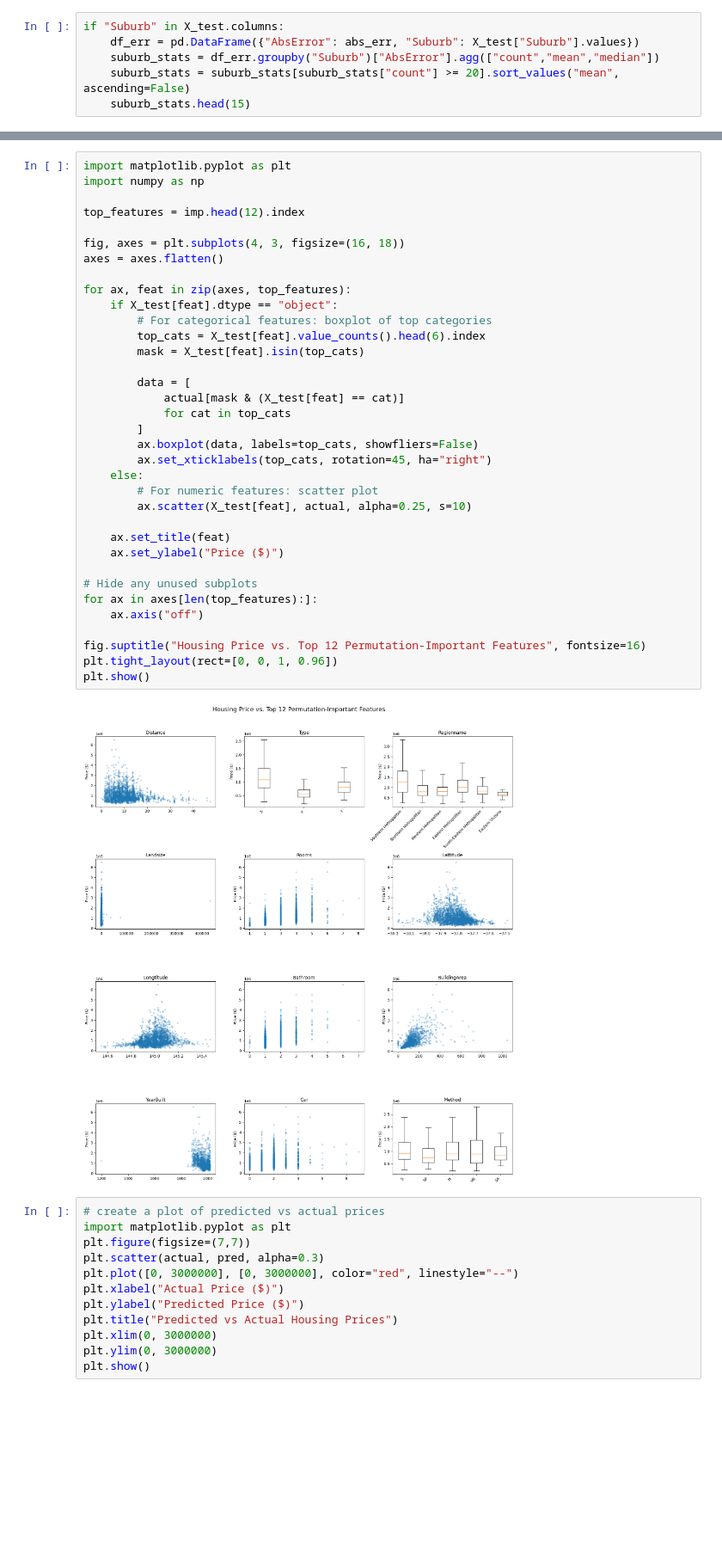
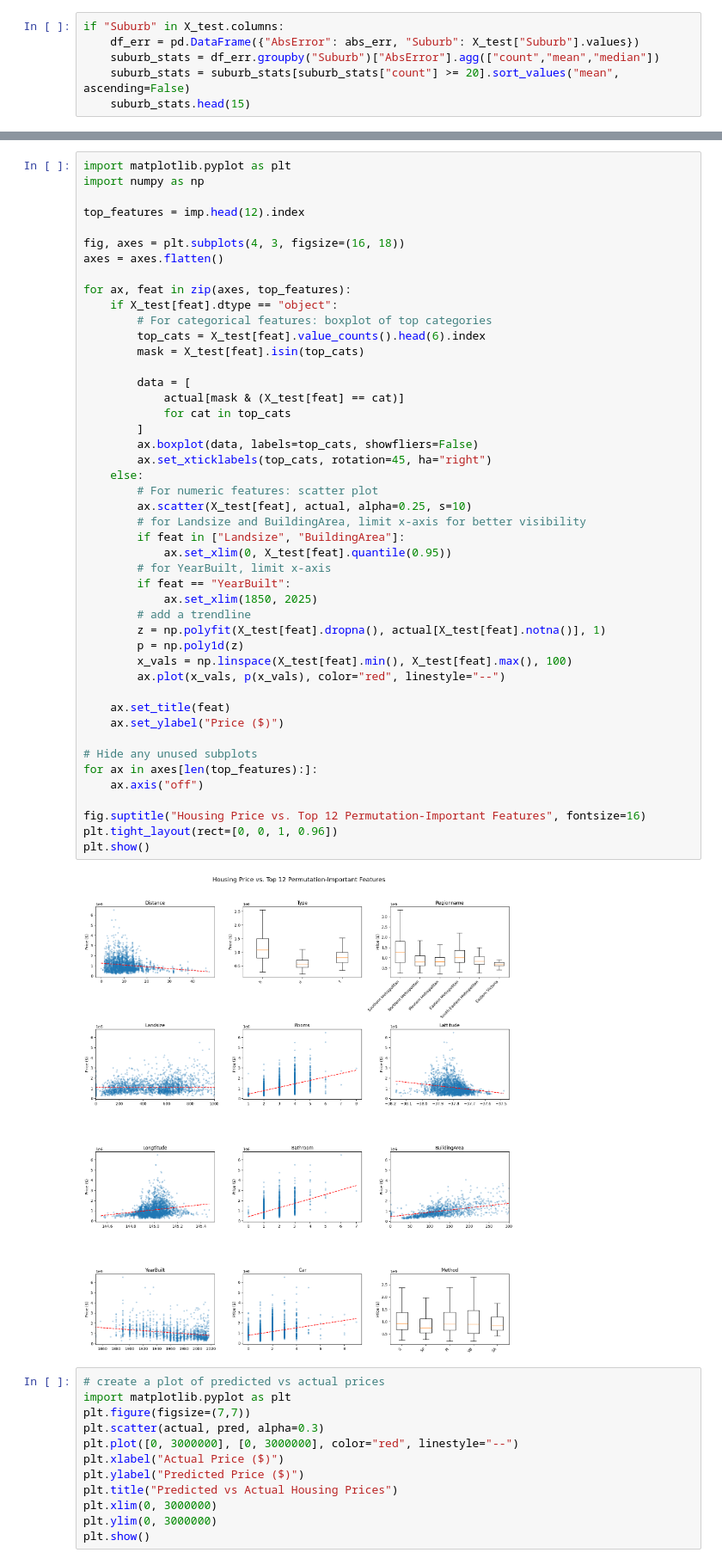
Before and after one commit to brash99/Kaggle, a Jupyter notebook: melb_housing_cross_validation.ipynb, the cells around one changed output, grey strips where cells are left out. Shown at 86% size. Saved outputs shown, nothing was run; the diff lists cells and outputs as text; blank space fills up the shorter version.

```diff
--- a/melb_housing_cross_validation.ipynb
+++ b/melb_housing_cross_validation.ipynb
@@ -498,34 +498,45 @@ top_features = imp.head(12).index
 fig, axes = plt.subplots(4, 3, figsize=(16, 18))
 axes = axes.flatten()
 
 for ax, feat in zip(axes, top_features):
     if X_test[feat].dtype == "object":
         # For categorical features: boxplot of top categories
         top_cats = X_test[feat].value_counts().head(6).index
         mask = X_test[feat].isin(top_cats)
 
         data = [
             actual[mask & (X_test[feat] == cat)]
             for cat in top_cats
         ]
         ax.boxplot(data, labels=top_cats, showfliers=False)
         ax.set_xticklabels(top_cats, rotation=45, ha="right")
     else:
         # For numeric features: scatter plot
         ax.scatter(X_test[feat], actual, alpha=0.25, s=10)
+        # for Landsize and BuildingArea, limit x-axis for better visibility
+        if feat in ["Landsize", "BuildingArea"]:
+            ax.set_xlim(0, X_test[feat].quantile(0.95))
+        # for YearBuilt, limit x-axis
+        if feat == "YearBuilt":
+            ax.set_xlim(1850, 2025)
+        # add a trendline
+        z = np.polyfit(X_test[feat].dropna(), actual[X_test[feat].notna()], 1)
+        p = np.poly1d(z)
+        x_vals = np.linspace(X_test[feat].min(), X_test[feat].max(), 100)
+        ax.plot(x_vals, p(x_vals), color="red", linestyle="--")
 
     ax.set_title(feat)
     ax.set_ylabel("Price ($)")
 
 # Hide any unused subplots
 for ax in axes[len(top_features):]:
     ax.axis("off")
 
 fig.suptitle("Housing Price vs. Top 12 Permutation-Important Features", fontsize=16)
 plt.tight_layout(rect=[0, 0, 1, 0.96])
 plt.show()
 # %% [output]
-[figure, old version]
+[figure, new version]
 # %%
 # create a plot of predicted vs actual prices
 import matplotlib.pyplot as plt
```
Also changed, not shown: parts of 4 cells of this notebook.
